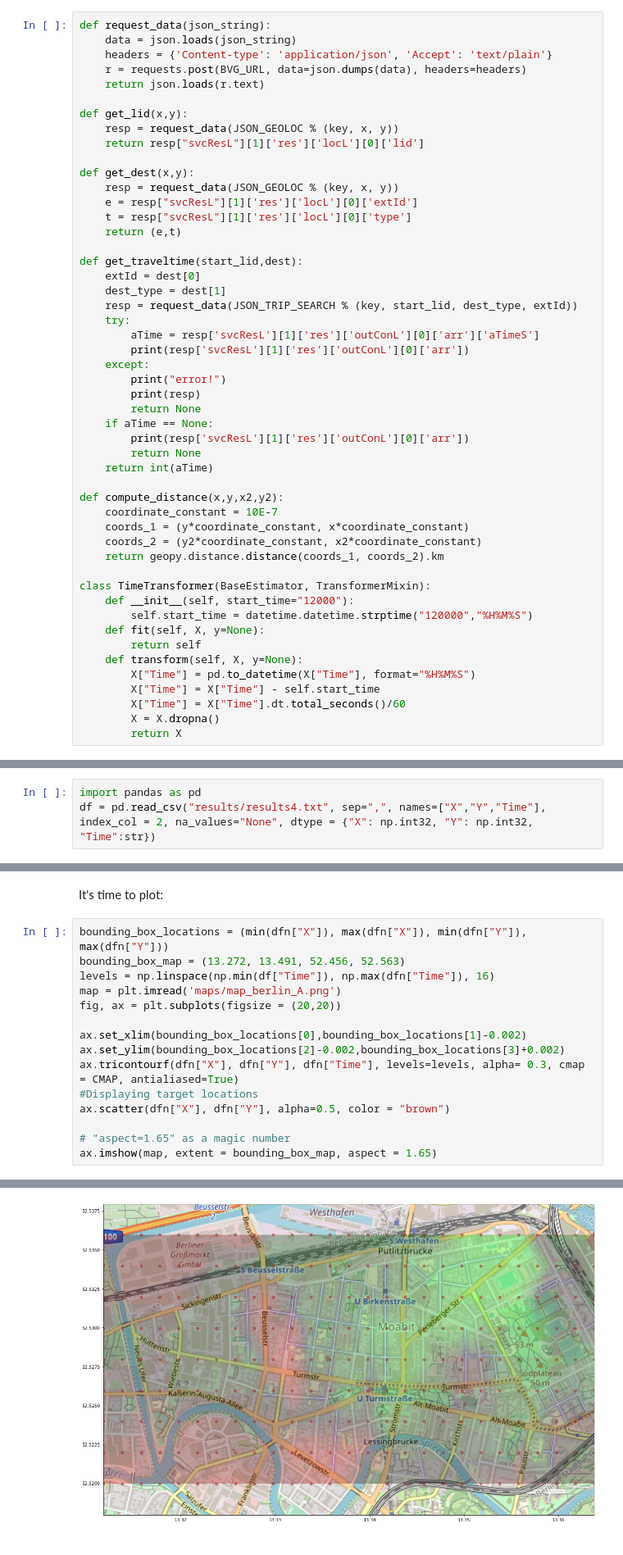
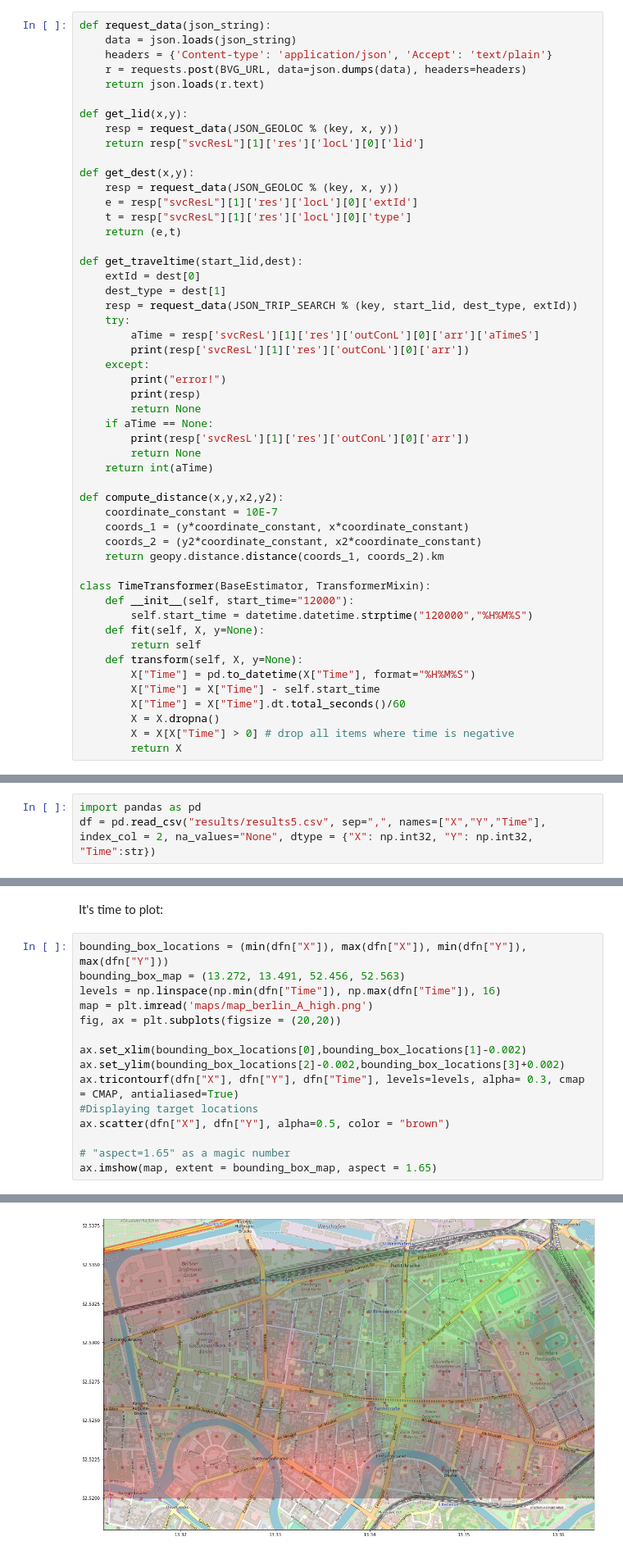
Before and after one commit to EricKolibacz/Oeffikator, a Jupyter notebook: Oeffikator.ipynb, the cells around one changed output, grey strips where cells are left out. Shown at 82% size. Cells and saved outputs as stored; diff of their text form.

```diff
--- a/Oeffikator.ipynb
+++ b/Oeffikator.ipynb
@@ -76,6 +86,7 @@ class TimeTransformer(BaseEstimator, TransformerMixin):
         X["Time"] = X["Time"] - self.start_time
         X["Time"] = X["Time"].dt.total_seconds()/60
         X = X.dropna()
+        X = X[X["Time"] > 0] # drop all items where time is negative
         return X
 # %% [markdown]
 ## Get your authentification key
@@ -99,7 +163,7 @@ A=4@O=Berlin, Theater unterm Dach@X=13430936@Y=52537482@u=158@U=104@L=900980701@
 Let's read data first.
 # %%
 import pandas as pd
-df = pd.read_csv("results/results4.txt", sep=",", names=["X","Y","Time"], index_col = 2, na_values="None", dtype = {"X": np.int32, "Y": np.int32, "Time":str})
+df = pd.read_csv("results/results5.csv", sep=",", names=["X","Y","Time"], index_col = 2, na_values="None", dtype = {"X": np.int32, "Y": np.int32, "Time":str})
 # %% [markdown]
 And then transform it with some custom pipelines.
 # %%
@@ -126,8 +183,8 @@ It's time to plot:
 # %%
 bounding_box_locations = (min(dfn["X"]), max(dfn["X"]), min(dfn["Y"]), max(dfn["Y"]))
 bounding_box_map = (13.272, 13.491, 52.456, 52.563)
-levels = np.linspace(np.min(df["Time"]), np.max(dfn["Time"]), 16)
-map = plt.imread('maps/map_berlin_A.png')
+levels = np.linspace(np.min(dfn["Time"]), np.max(dfn["Time"]), 16)
+map = plt.imread('maps/map_berlin_A_high.png')
 fig, ax = plt.subplots(figsize = (20,20))
 
 ax.set_xlim(bounding_box_locations[0],bounding_box_locations[1]-0.002)
@@ -143,4 +200,4 @@ ax.imshow(map, extent = bounding_box_map, aspect = 1.65)
-[figure, old version]
+[figure, new version]
 # %% [markdown]
 ## Creating a map
 This code is copied from following website: http://bigmap.osmz.ru/
```
Also changed, not shown: parts of 8 cells of this notebook.
